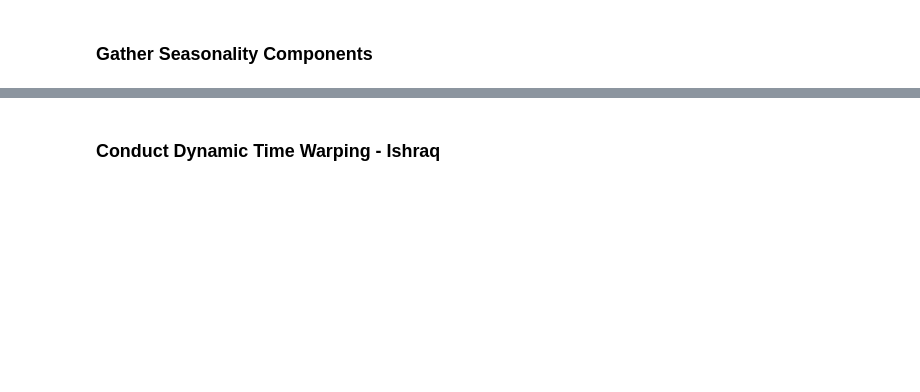
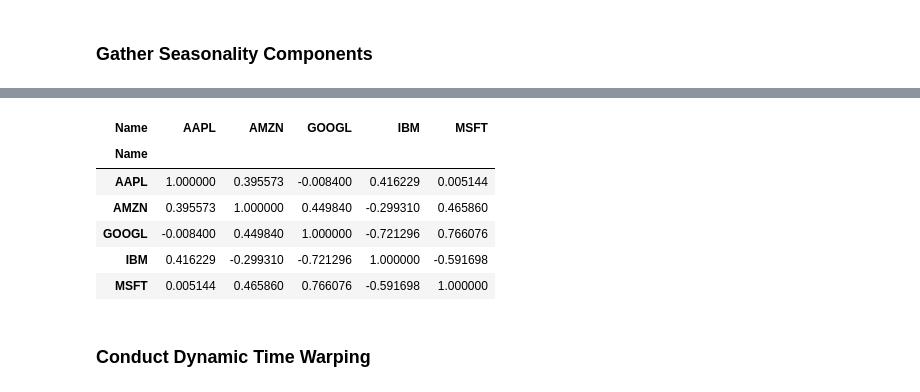
Before and after one commit to 1shman/DJIA_time_series_analysis, a Jupyter notebook: analysis.ipynb, the cells around one changed output, grey strips where cells are left out. Drawn from its saved outputs; the diff is of its cells as text; code cells hidden in the pictures; blank space fills up the shorter version.

```diff
--- a/analysis.ipynb
+++ b/analysis.ipynb
@@ -104,2 +136,37 @@ plt.show()
+# %%
+def calc_cos_sim(df):
+    """Helper function to calculate cosine similarity in a seasonality df"""
+    # initialize cosine matrix & other variables
+    countries = df.columns
+    n = len(countries)
+    sim_df = pd.DataFrame(np.zeros((n, n)), index=countries, columns=countries)
+
+    # for each country pair
+    for i in range(n):
+        for j in range(n):
+            # get vector
+            x = df[countries[i]]
+            y = df[countries[j]]
+            # calculate dot product
+            dot = np.sum(x * y)
+            # calc magnitude
+            x_mag = math.sqrt(np.sum(x ** 2))
+            y_mag = math.sqrt(np.sum(y ** 2))
+            # calc similarity
+            cos_sim = dot / (x_mag * y_mag)
+            # place in matrix
+            sim_df.iloc[i, j] = cos_sim
+
+    return sim_df
+# %%
+calc_cos_sim(seasonal_df)
+# %% [output]
+| Name | AAPL | AMZN | GOOGL | IBM | MSFT |
+| Name |  |  |  |  |  |
+| AAPL | 1.000000 | 0.395573 | -0.008400 | 0.416229 | 0.005144 |
+| AMZN | 0.395573 | 1.000000 | 0.449840 | -0.299310 | 0.465860 |
+| GOOGL | -0.008400 | 0.449840 | 1.000000 | -0.721296 | 0.766076 |
+| IBM | 0.416229 | -0.299310 | -0.721296 | 1.000000 | -0.591698 |
+| MSFT | 0.005144 | 0.465860 | 0.766076 | -0.591698 | 1.000000 |
 # %% [markdown]
-### Conduct Dynamic Time Warping - Ishraq ###
+### Conduct Dynamic Time Warping ###
```
Also changed, not shown: parts of 12 cells of this notebook, 1 other file.
